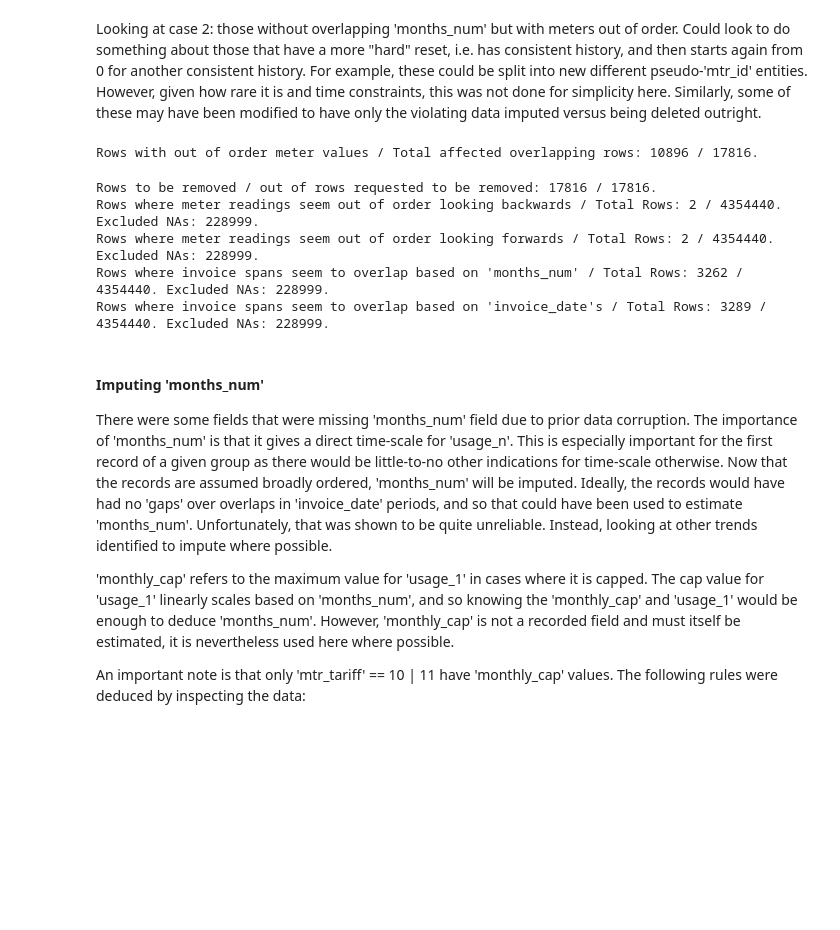
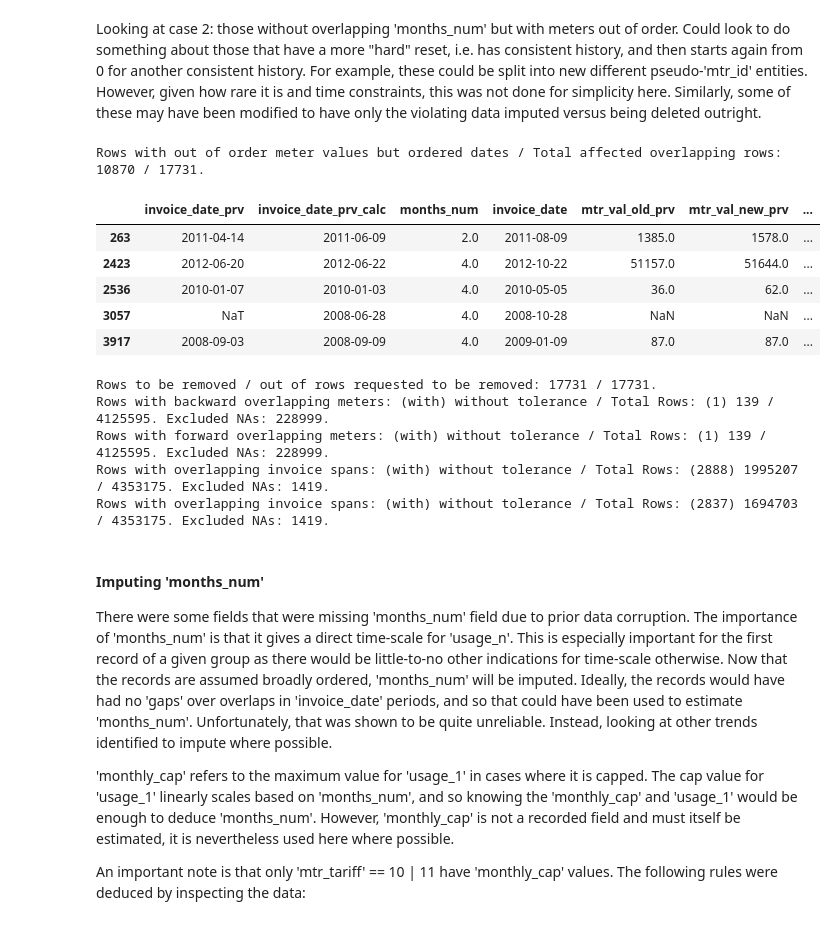
Before and after one commit to insatiablycivil/Fraud_Detection_Energy_Consumption, a Jupyter notebook: Data_Preparation.ipynb, the cells around one changed output. Saved outputs shown, nothing was run; the diff lists cells and outputs as text; code cells hidden in the pictures; blank space fills up the shorter version.

```diff
--- a/Data_Preparation.ipynb
+++ b/Data_Preparation.ipynb
@@ -1100,7 +1122,7 @@ The expected 'mtr_val_new_calc' is recalculated after this once more.
 # %%
 # Keeping a track of change made to mtr_val_old and mtr_val new. Combining both mtr_old_rollover and mtr_new_rollover before making the change.
 df_train[['mtr_old_adj_quant', 'mtr_new_adj_quant']] = 0
-col_names = ['temp_flag', 'temp_flag_2']
+col_names = ['temp_1', 'temp_2']
 for mask_name in ['mtr_old_rollover', 'mtr_new_rollover']:
     mask = df_train[mask_name] == 1
     df_train[col_names] = np.nan
@@ -1108,9 +1130,9 @@ for mask_name in ['mtr_old_rollover', 'mtr_new_rollover']:
     df_train.loc[mask, col_names] = df_train[mask].groupby(grp_cols, observed=True)[col_names].cumsum() # Count number of instances
     df_train[col_names] = df_train.groupby(grp_cols, observed=True)[col_names].ffill()
     df_train[col_names] = df_train[col_names].fillna(0)
-    df_train['mtr_old_adj_quant'] = df_train['mtr_old_adj_quant'] + df_train['temp_flag']
-    df_train['mtr_new_adj_quant'] = df_train['mtr_new_adj_quant'] + df_train['temp_flag_2']
-    print(f"Rows updated due to {mask_name}: {sum(df_train['temp_flag_2'] > 0)}.")
+    df_train['mtr_old_adj_quant'] = df_train['mtr_old_adj_quant'] + df_train['temp_1']
+    df_train['mtr_new_adj_quant'] = df_train['mtr_new_adj_quant'] + df_train['temp_2']
+    print(f"Rows updated due to {mask_name}: {sum(df_train['temp_2'] > 0)}.")
 mask = df_train['mtr_new_rollover'] == 1
 df_train.loc[mask,'mtr_old_adj_quant'] = df_train.loc[mask,'mtr_old_adj_quant'] - df_train.loc[mask,'mtr_max_digit'] # Ignore first instance for new_rollover
 # Update the values
@@ -1122,5 +1144,7 @@ Rows updated due to mtr_new_rollover: 26257.
 # %%
 # Re-sort and check for the same rule again
-df_train = Calc_Usage(df_train.copy())
-df_train = Calc_Neighbours(df_train.copy(), grp_cols)
+df_train = Calc_Usage(df_train)
+df_train = Check_Usage(df_train)
+df_train = Calc_Order(df_train)
+df_train = Check_Order(df_train)
 # %% [output]
@@ -1143,26 +1168,39 @@ This section will be a lot more coercive due to time constraints - need to get t
 # %% [markdown]
 Looking at case 2: those without overlapping 'months_num' but with meters out of order. Could look to do something about those that have a more "hard" reset, i.e. has consistent history, and then starts again from 0 for another consistent history. For example, these could be split into new different pseudo-'mtr_id' entities. However, given how rare it is and time constraints, this was not done for simplicity here. Similarly, some of these may have been modified to have only the violating data imputed versus being deleted outright.
 # %%
-mask = ((df_train['mtr_flag_bkd'] != 0)) & (df_train['date_flag'] == 0)
-df_train['temp_flag'] = np.nan
-df_train.loc[mask, 'temp_flag'] = df_train.loc[mask, 'mtr_val_old'] # This is value to stay under
-df_train, mask = Calc_Overlap(df_train, mask, 'mtr_val_new') # Flag rows within overlapping period of subsequent rows
-print(f'Rows with out of order meter values / Total affected overlapping rows: {sum(((df_train['mtr_flag_bkd'] != 0)) & (df_train['date_flag'] == 0))} / {sum(mask)}.')
+# Looking at those currently in meter alignment but not perfectly, with tolerance
+mask = ((df_train['date_overlap_invoice'] != -1) | (df_train['date_overlap_months'] != -1)) # No Date overlap, with tolerance
+mask_2 = ((df_train['mtr_overlap_bkd'] == -1)) # Meter overlap, with tolerance
+mask_2 = mask & mask_2
+df_train['temp_2'] = np.nan
+df_train.loc[mask_2, 'temp_2'] = df_train.loc[mask_2, 'mtr_val_old'] + 2 # This is value to stay under, with tolerance
+df_train, mask = Calc_Overlap(df_train, mask_2, 'mtr_val_new') # Flag rows within overlapping period of subsequent rows
+print(f'Rows with out of order meter values but ordered dates / Total affected overlapping rows: {sum(mask_2)} / {sum(mask)}.')
+df_temp = df_train[mask]
+col_names = ['invoice_date_prv', 'invoice_date_prv_calc', 'months_num', 'invoice_date', 'mtr_val_old_prv', 'mtr_val_new_prv', 'mtr_val_old', 'mtr_val_new', 'mtr_val_old_nxt', 'mtr_val_new_nxt']
+df_temp[col_names].head()
 # %% [output]
-Rows with out of order meter values / Total affected overlapping rows: 10896 / 17816.
+Rows with out of order meter values but ordered dates / Total affected overlapping rows: 10870 / 17731.
+|  | invoice_date_prv | invoice_date_prv_calc | months_num | invoice_date | mtr_val_old_prv | mtr_val_new_prv | ... |
+| 263 | 2011-04-14 | 2011-06-09 | 2.0 | 2011-08-09 | 1385.0 | 1578.0 | ... |
+| 2423 | 2012-06-20 | 2012-06-22 | 4.0 | 2012-10-22 | 51157.0 | 51644.0 | ... |
+| 2536 | 2010-01-07 | 2010-01-03 | 4.0 | 2010-05-05 | 36.0 | 62.0 | ... |
+| 3057 | NaT | 2008-06-28 | 4.0 | 2008-10-28 | NaN | NaN | ... |
+| 3917 | 2008-09-03 | 2008-09-09 | 4.0 | 2009-01-09 | 87.0 | 87.0 | ... |
 # %%
 # Remove those flagged
 df_train.loc[mask, 'mtr_reset'] = 1
 df_train, df_removed, df_temp = Remove_Rows(df_train.copy(), mask, 'mtr_reset', df_removed.copy())
 df_temp[col_names].head()
-df_train = Calc_Sort(df_train.copy(), 'usage_n')
-df_train = Calc_Neighbours(df_train.copy(), grp_cols)
+df_train = Calc_Sort(df_train, 'usage_n')
+df_train = Calc_Order(df_train)
+df_train = Check_Order(df_train)
 # %% [output]
-Rows to be removed / out of rows requested to be removed: 17816 / 17816.
-Rows where meter readings seem out of order looking backwards / Total Rows: 2 / 4354440. Excluded NAs: 228999.
-Rows where meter readings seem out of order looking forwards / Total Rows: 2 / 4354440. Excluded NAs: 228999.
-Rows where invoice spans seem to overlap based on 'months_num' / Total Rows: 3262 / 4354440. Excluded NAs: 228999.
-Rows where invoice spans seem to overlap based on 'invoice_date's / Total Rows: 3289 / 4354440. Excluded NAs: 228999.
+Rows to be removed / out of rows requested to be removed: 17731 / 17731.
+Rows with backward overlapping meters: (with) without tolerance / Total Rows: (1) 139 / 4125595. Excluded NAs: 228999.
+Rows with forward overlapping meters: (with) without tolerance / Total Rows: (1) 139 / 4125595. Excluded NAs: 228999.
+Rows with overlapping invoice spans: (with) without tolerance / Total Rows: (2888) 1995207 / 4353175. Excluded NAs: 1419.
+Rows with overlapping invoice spans: (with) without tolerance / Total Rows: (2837) 1694703 / 4353175. Excluded NAs: 1419.
 # %% [markdown]
 #### Imputing 'months_num'
 There were some fields that were missing 'months_num' field due to prior data corruption. The importance of 'months_num' is that it gives a direct time-scale for 'usage_n'. This is especially important for the first record of a given group as there would be little-to-no other indications for time-scale otherwise. Now that the records are assumed broadly ordered, 'months_num' will be imputed. Ideally, the records would have had no 'gaps' over overlaps in 'invoice_date' periods, and so that could have been used to estimate 'months_num'. Unfortunately, that was shown to be quite unreliable. Instead, looking at other trends identified to impute where possible.
```
Also changed, not shown: parts of 57 cells of this notebook.
